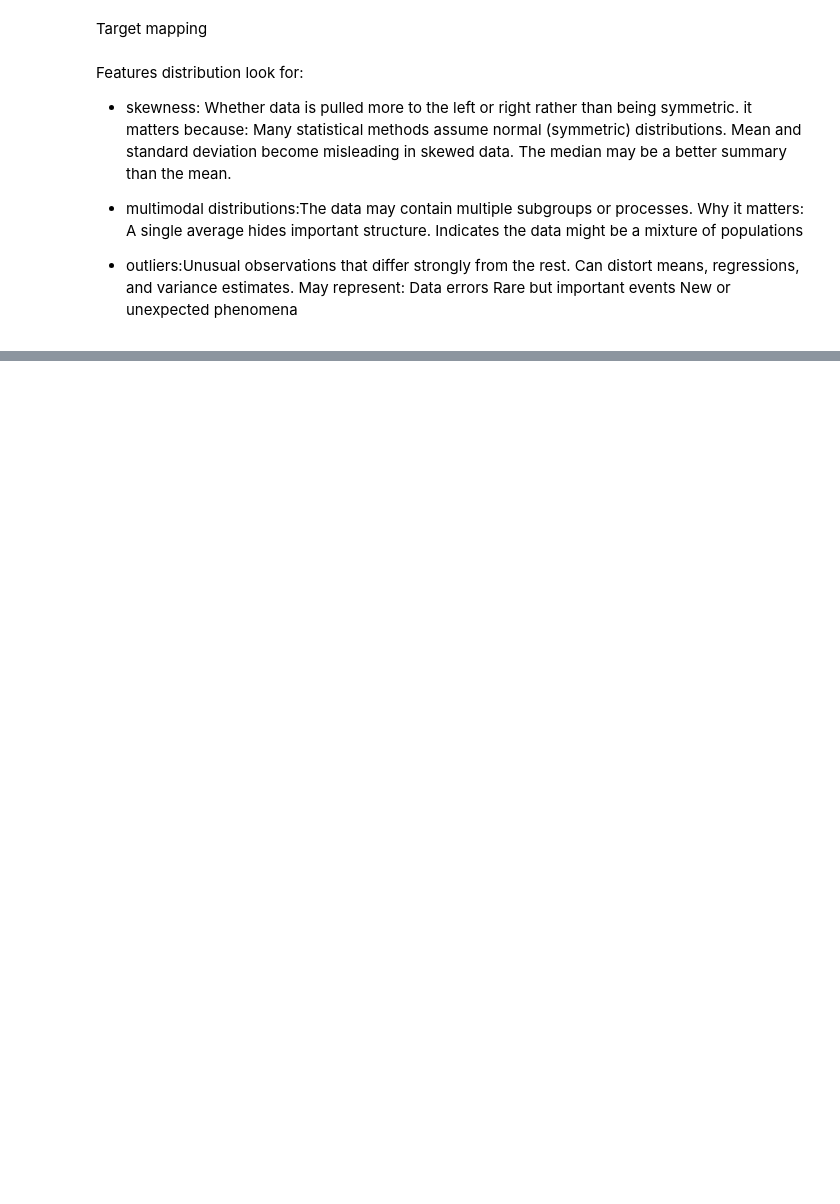
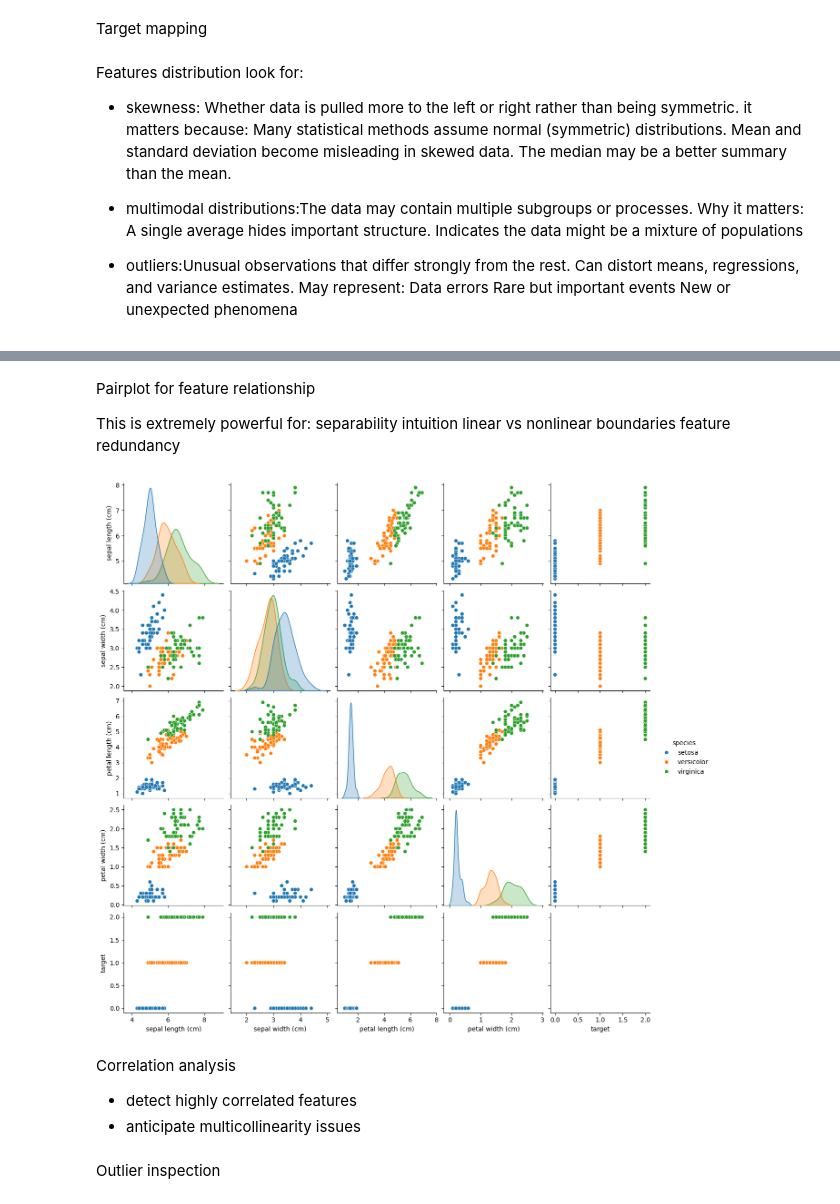
Before and after one commit to jacoopec/MachineLearning, a Jupyter notebook: DataExplorClean/Iris/irisDt.ipynb, the cells around one changed output, grey strips where cells are left out. Saved outputs shown, nothing was run; the diff lists cells and outputs as text; code cells hidden in the pictures; blank space fills up the shorter version.

Commit message:
Developing analysis on iris dataset

```diff
--- a/DataExplorClean/Iris/irisDt.ipynb
+++ b/DataExplorClean/Iris/irisDt.ipynb
@@ -63,0 +168,17 @@ plt.show()
+# %% [markdown]
+Pairplot for feature relationship
+
+This is extremely powerful for:
+separability intuition
+linear vs nonlinear boundaries
+feature redundancy
+# %%
+sns.pairplot(df, hue='species')
+plt.show()
+# %% [output]
+[figure, added]
+# %% [markdown]
+Correlation analysis
+
+- detect highly correlated features
+- anticipate multicollinearity issues
@@ -63,0 +190,2 @@ plt.show()
+# %% [markdown]
+Outlier inspection
```
Also changed, not shown: parts of 34 cells of this notebook, 1 other file.
